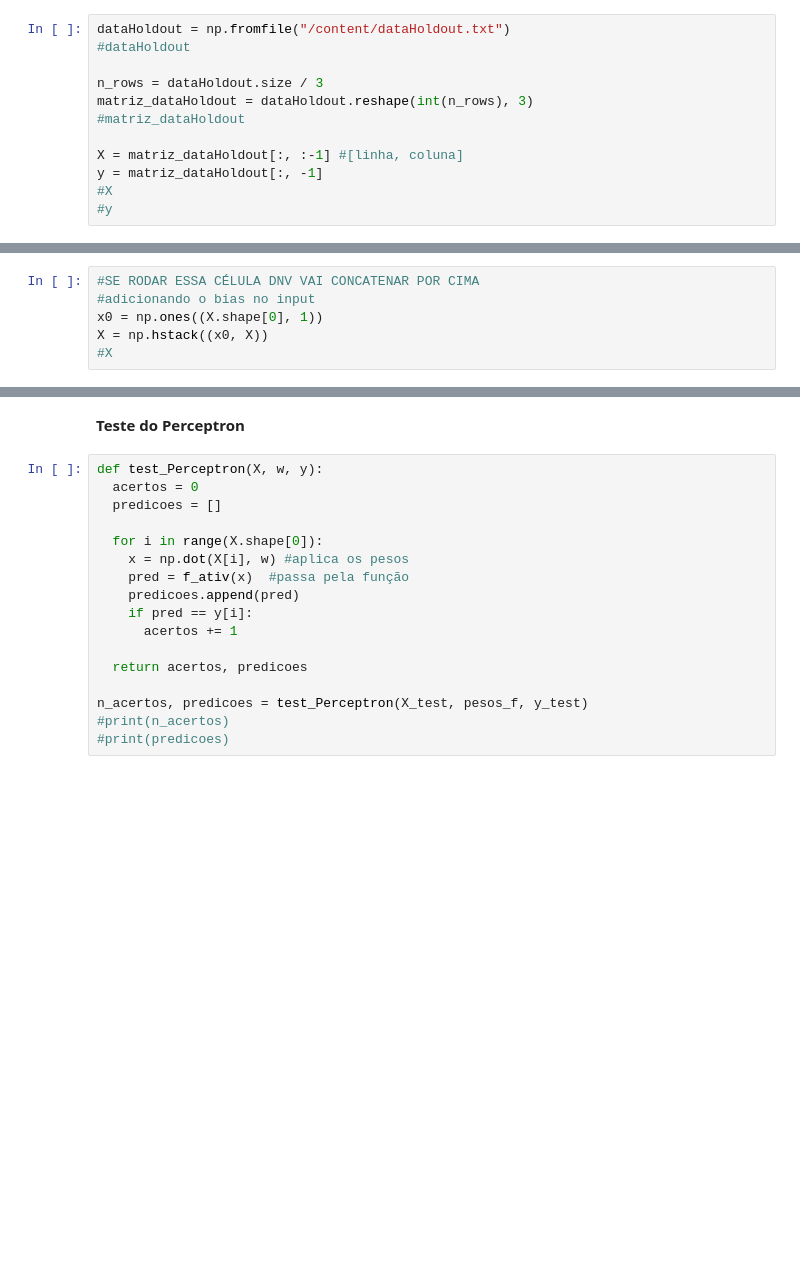
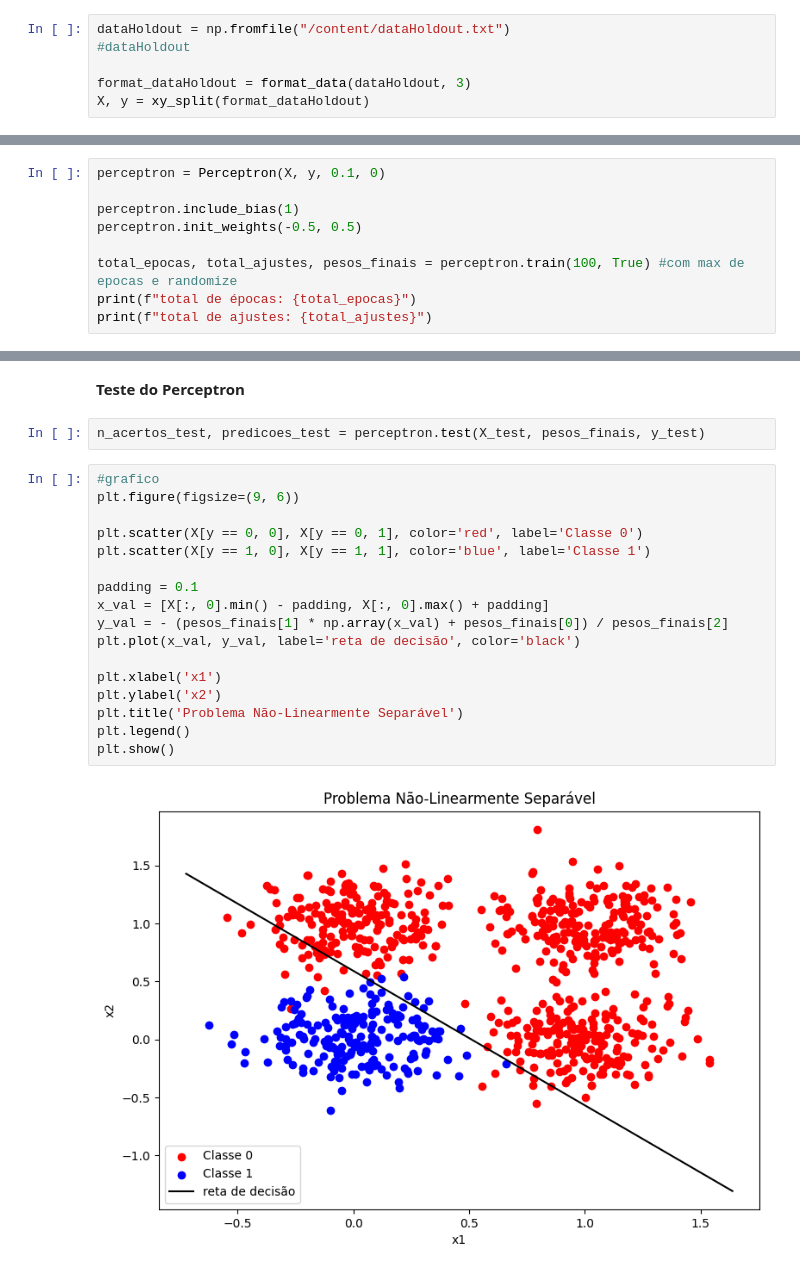
Before and after one commit to daffinyyy/Treinamento_Perceptron, a Jupyter notebook: treinamentoPerceptron.ipynb, the cells around one changed output, grey strips where cells are left out. Cells and saved outputs as stored; diff of their text form; blank space fills up the shorter version.

```diff
--- a/treinamentoPerceptron.ipynb
+++ b/treinamentoPerceptron.ipynb
@@ -140,14 +231,8 @@ Apresente dois gráficos com a solução obtida pelo neurônio Perceptron, mas u
 dataHoldout = np.fromfile("/content/dataHoldout.txt")
 #dataHoldout
 
-n_rows = dataHoldout.size / 3
-matriz_dataHoldout = dataHoldout.reshape(int(n_rows), 3)
-#matriz_dataHoldout
-
-X = matriz_dataHoldout[:, :-1] #[linha, coluna]
-y = matriz_dataHoldout[:, -1]
-#X
-#y
+format_dataHoldout = format_data(dataHoldout, 3)
+X, y = xy_split(format_dataHoldout)
 # %% [markdown]
 **Mostrando que não é linearmente separável**
 # %%
@@ -177,6 +251,0 @@ pesos iniciais: [-0.40729888  0.13566338  0.23285897]
-# %%
-#SE RODAR ESSA CÉLULA DNV VAI CONCATENAR POR CIMA
-#adicionando o bias no input
-x0 = np.ones((X.shape[0], 1))
-X = np.hstack((x0, X))
-#X
@@ -250,0 +278,9 @@ pesos_f = train_Perceptron(X_train, w, y_train, t_aprend, n_epocas)
+# %%
+perceptron = Perceptron(X, y, 0.1, 0)
+
+perceptron.include_bias(1)
+perceptron.init_weights(-0.5, 0.5)
+
+total_epocas, total_ajustes, pesos_finais = perceptron.train(100, True) #com max de epocas e randomize
+print(f"total de épocas: {total_epocas}")
+print(f"total de ajustes: {total_ajustes}")
@@ -251,19 +305,23 @@ pesos_f = train_Perceptron(X_train, w, y_train, t_aprend, n_epocas)
 # %% [markdown]
 **Teste do Perceptron**
-# %%
-def test_Perceptron(X, w, y):
-  acertos = 0
-  predicoes = []
-
-  for i in range(X.shape[0]):
-    x = np.dot(X[i], w) #aplica os pesos
-    pred = f_ativ(x)  #passa pela função
-    predicoes.append(pred)
-    if pred == y[i]:
-      acertos += 1
-
-  return acertos, predicoes
-
-n_acertos, predicoes = test_Perceptron(X_test, pesos_f, y_test)
-#print(n_acertos)
-#print(predicoes)
+# %%
+n_acertos_test, predicoes_test = perceptron.test(X_test, pesos_finais, y_test)
+# %%
+#grafico
+plt.figure(figsize=(9, 6))
+
+plt.scatter(X[y == 0, 0], X[y == 0, 1], color='red', label='Classe 0')
+plt.scatter(X[y == 1, 0], X[y == 1, 1], color='blue', label='Classe 1')
+
+padding = 0.1
+x_val = [X[:, 0].min() - padding, X[:, 0].max() + padding]
+y_val = - (pesos_finais[1] * np.array(x_val) + pesos_finais[0]) / pesos_finais[2]
+plt.plot(x_val, y_val, label='reta de decisão', color='black')
+
+plt.xlabel('x1')
+plt.ylabel('x2')
+plt.title('Problema Não-Linearmente Separável')
+plt.legend()
+plt.show()
+# %% [output]
+[figure, added]
```
Also changed, not shown: parts of 36 cells of this notebook.
